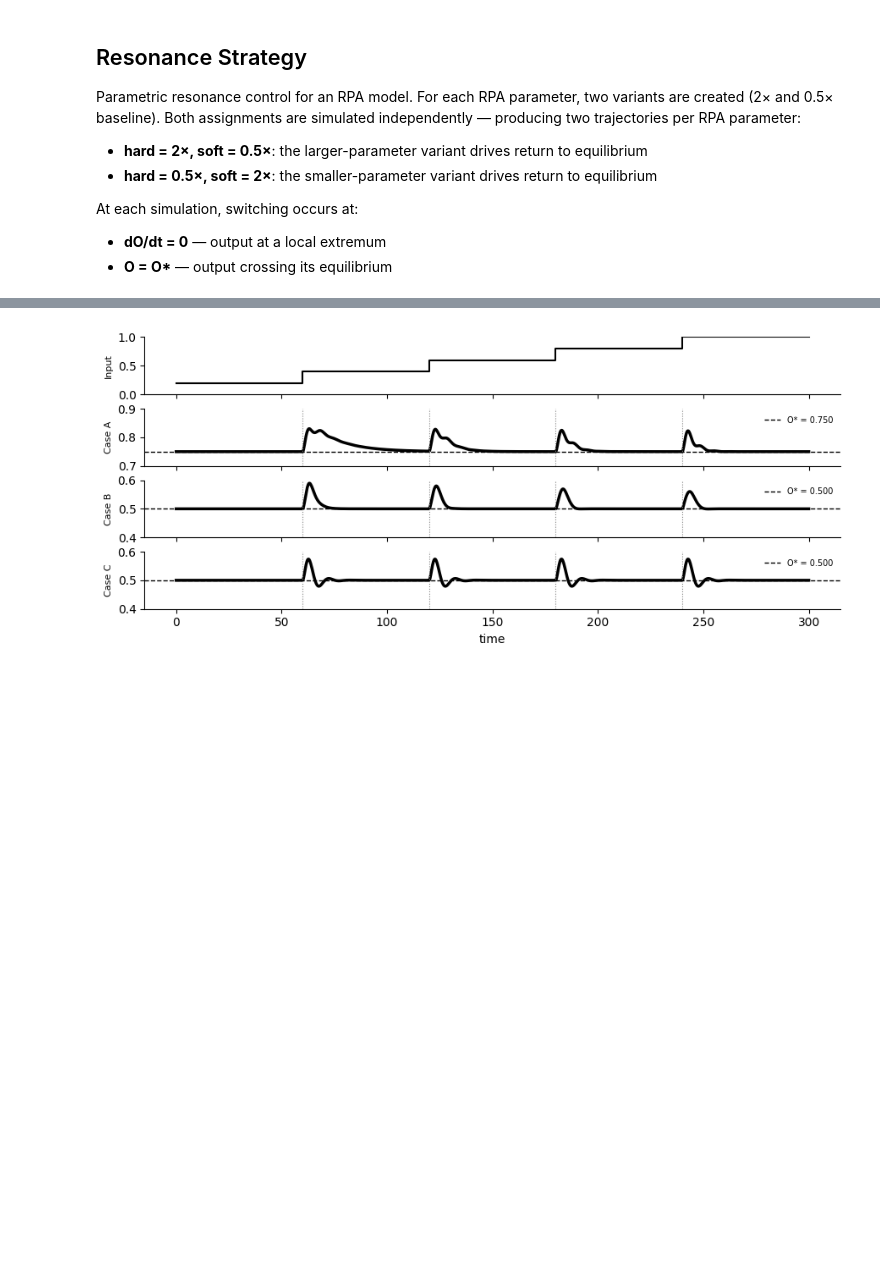
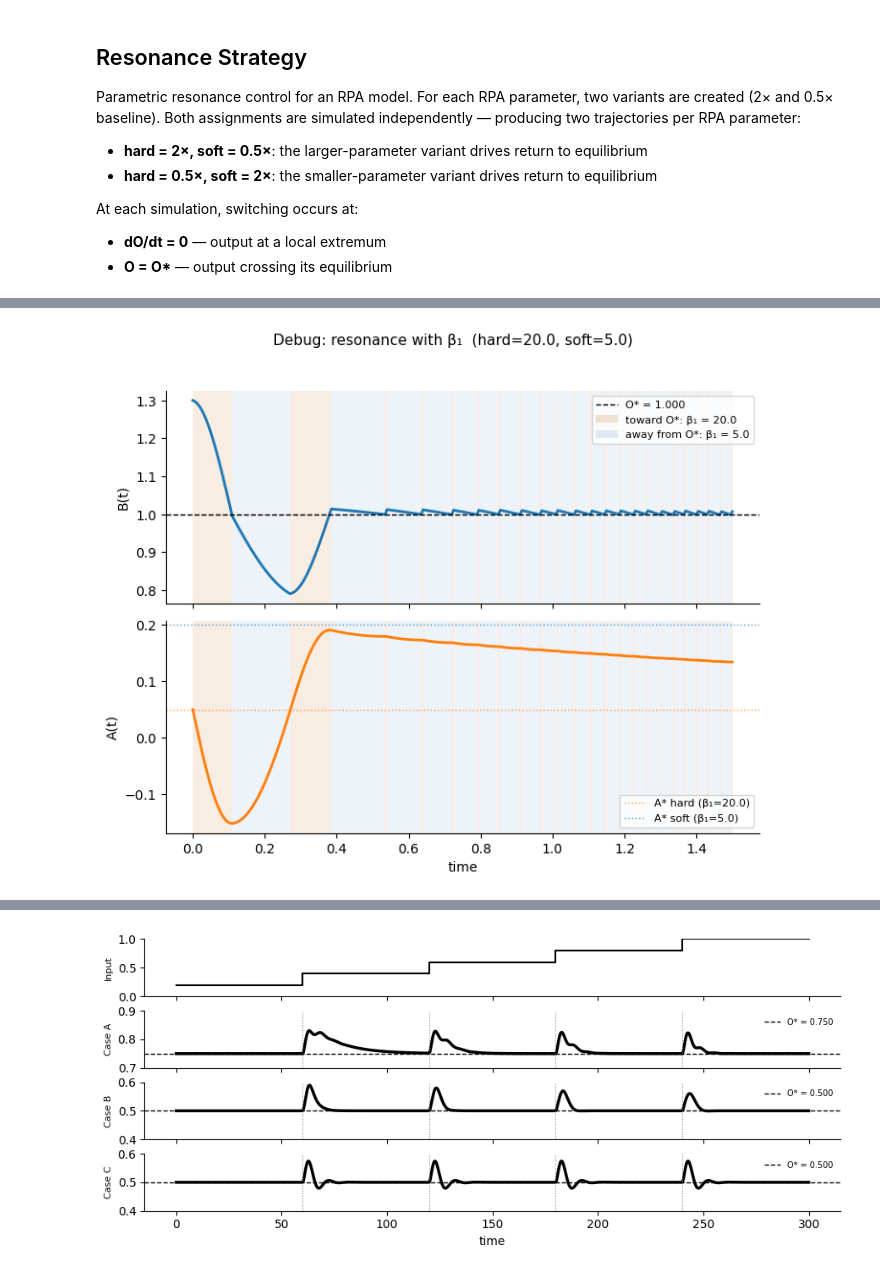
Before and after one commit to Liamir/autodiff-control, a Jupyter notebook: notebooks/rpa_model_class.ipynb, the cells around one changed output, grey strips where cells are left out. Drawn from its saved outputs; the diff is of its cells as text; code cells hidden in the pictures; blank space fills up the shorter version.

```diff
--- a/notebooks/rpa_model_class.ipynb
+++ b/notebooks/rpa_model_class.ipynb
@@ -277,7 +281,7 @@ model_if = RPAModel(
     name='IF',
     state_vars=['A', 'B'],
     output_var='B',
-    params_base=dict(Input=1.0, alpha=1.0, beta1=1.0, beta2=1.0),
+    params_base=dict(Input=1.0, alpha=10.0, beta1=10.0, beta2=1.0),
     equations=[
         alpha * (Input_sym - B),   # dA/dt = α(μ − B)
         beta1 * A - beta2 * B,     # dB/dt = β₁A − β₂B
@@ -608,0 +644,90 @@ Spring classification:
+# %%
+# ── Debug: resonance with beta1 as the switching parameter ───────────────────
+# hard = large beta1 (2×), soft = small beta1 (0.5×)
+# Shows A(t) and B(t) side by side so we can see what each spring does.
+
+dt_dbg  = 0.005
+t_end_dbg = 1.5
+O_star  = float(model_if.O_star_sym.subs(model_if._sym_input, model_if.params_base['Input']))
+
+beta1_hard = model_if.params_base['beta1'] * 2.0
+beta1_soft = model_if.params_base['beta1'] * 0.5
+
+f_hard_dbg = model_if.get_f({'beta1': beta1_hard})
+f_soft_dbg = model_if.get_f({'beta1': beta1_soft})
+
+# Starting state: SS of the hard-spring system, B perturbed upward
+rs_dbg = ResonanceStrategy(model_if)
+y0_dbg = rs_dbg._eval_ss({'beta1': beta1_hard}).copy()
+y0_dbg[model_if.output_idx] *= 1.3   # perturb B
+
+n_steps_dbg = int(round(t_end_dbg / dt_dbg))
+t_dbg    = np.linspace(0, t_end_dbg, n_steps_dbg + 1)
+y_dbg    = np.zeros((2, n_steps_dbg + 1))
+ctrl_dbg = np.zeros(n_steps_dbg + 1)
+y_dbg[:, 0] = y0_dbg
+
+use_hard = True
+for i in range(n_steps_dbg):
+    y_i    = y_dbg[:, i]
+    O_i    = y_i[model_if.output_idx]
+    dOdt_i = f_hard_dbg(t_dbg[i], y_i)[model_if.output_idx]
+
+    if O_i > O_star:
+        use_hard = dOdt_i < 0
+    else:
+        use_hard = dOdt_i > 0
+
+    ctrl_dbg[i] = beta1_hard if use_hard else beta1_soft
+    f_cur = f_hard_dbg if use_hard else f_soft_dbg
+
+    k1 = np.array(f_cur(t_dbg[i],               y_i))
+    k2 = np.array(f_cur(t_dbg[i] + 0.5*dt_dbg,  y_i + 0.5*dt_dbg*k1))
+    k3 = np.array(f_cur(t_dbg[i] + 0.5*dt_dbg,  y_i + 0.5*dt_dbg*k2))
+    k4 = np.array(f_cur(t_dbg[i] +     dt_dbg,   y_i +     dt_dbg*k3))
+    y_dbg[:, i+1] = y_i + (dt_dbg / 6.0) * (k1 + 2*k2 + 2*k3 + k4)
+
+ctrl_dbg[-1] = ctrl_dbg[-2]
+is_hard_dbg  = np.isclose(ctrl_dbg, beta1_hard)
+
+# ── Plot ──────────────────────────────────────────────────────────────────────
+fig, (ax_B, ax_A) = plt.subplots(2, 1, figsize=(8, 6), sharex=True,
+                                  gridspec_kw={'hspace': 0.08})
+
+for ax in (ax_B, ax_A):
+    changes = np.where(np.diff(is_hard_dbg.astype(int)) != 0)[0]
+    bounds  = np.concatenate([[0], changes + 1, [len(t_dbg) - 1]])
+    for j in range(len(bounds) - 1):
+        i0, i1 = bounds[j], bounds[j + 1]
+        color  = '#e8c4a0' if is_hard_dbg[i0] else '#c4d8e8'
+        ax.axvspan(t_dbg[i0], t_dbg[i1], alpha=0.3, color=color, lw=0)
+    ax.spines['top'].set_visible(False)
+    ax.spines['right'].set_visible(False)
+
+ax_B.plot(t_dbg, y_dbg[1], color='C0', lw=2)
+ax_B.axhline(O_star, color='k', ls='--', lw=1)
+ax_B.set_ylabel('B(t)')
+ax_B.legend(handles=[
+    plt.Line2D([0], [0], color='k',  ls='--', lw=1, label=f'O* = {O_star:.3f}'),
+    mpatches.Patch(facecolor='#e8c4a0', alpha=0.5, label=f'toward O*: β₁ = {beta1_hard}'),
+    mpatches.Patch(facecolor='#c4d8e8', alpha=0.5, label=f'away from O*: β₁ = {beta1_soft}'),
+], fontsize=8, loc='upper right')
+plt.setp(ax_B.get_xticklabels(), visible=False)
+
+ax_A.plot(t_dbg, y_dbg[0], color='C1', lw=2)
+ax_A.axhline(model_if.params_base['beta2'] / beta1_hard * O_star, color='C1',
+             ls=':', lw=1, alpha=0.7, label=f'A* (β₁={beta1_hard})')
+ax_A.axhline(model_if.params_base['beta2'] / beta1_soft * O_star, color='C0',
+             ls=':', lw=1, alpha=0.7, label=f'A* (β₁={beta1_soft})')
+ax_A.set_ylabel('A(t)')
+ax_A.set_xlabel('time')
+ax_A.legend(handles=[
+    plt.Line2D([0], [0], color='C1', ls=':', lw=1, alpha=0.7, label=f'A* hard (β₁={beta1_hard})'),
+    plt.Line2D([0], [0], color='C0', ls=':', lw=1, alpha=0.7, label=f'A* soft (β₁={beta1_soft})'),
+], fontsize=8, loc='lower right')
+
+fig.suptitle(f'Debug: resonance with β₁  (hard={beta1_hard}, soft={beta1_soft})', fontsize=11)
+plt.tight_layout()
+plt.show()
+# %% [output]
+[figure, added]
```
Also changed, not shown: parts of 11 cells of this notebook, 4 other files.
